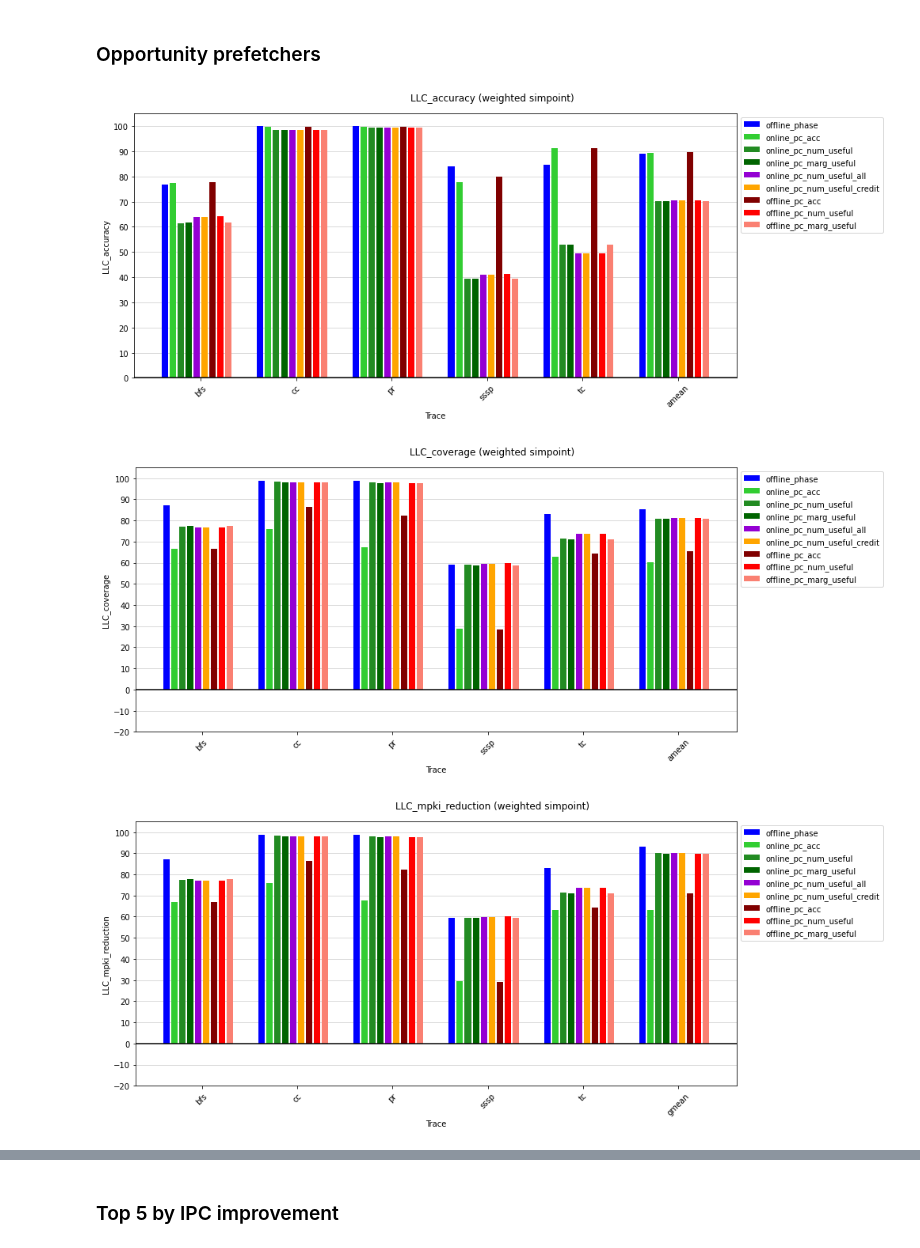
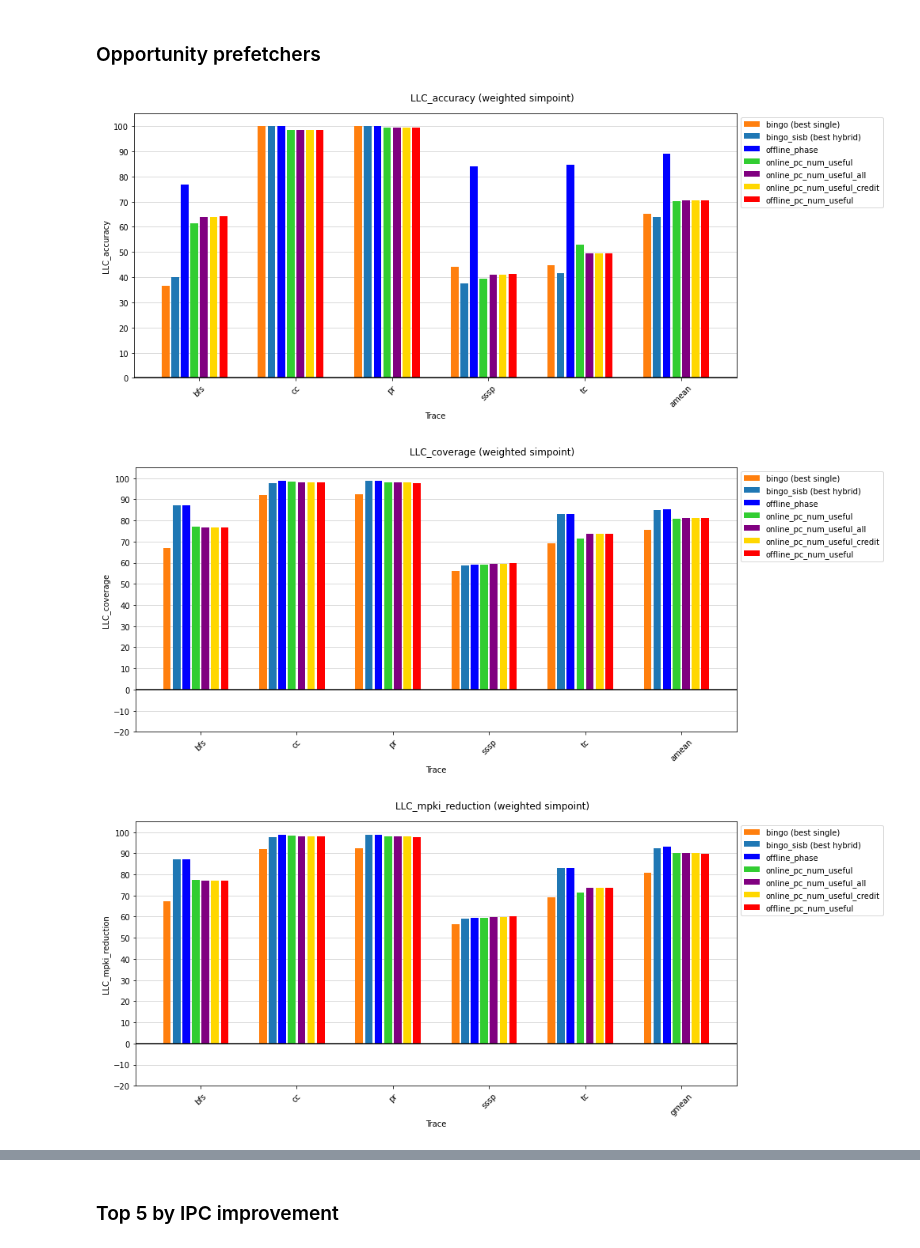
Before and after one commit to cmolder/prefetcher-zoo-analysis, a Jupyter notebook: 20220327-zoo-stats.ipynb, the cells around one changed output, grey strips where cells are left out. Drawn from its saved outputs; the diff is of its cells as text; code cells hidden in the pictures.

Commit message:
Improvements to zoo stats, mean plots

```diff
--- a/20220327-zoo-stats.ipynb
+++ b/20220327-zoo-stats.ipynb
@@ -264,6 +323,8 @@ def plot_everything(df, weights,
                     opportunity_prefetchers=all_opportunity_prefetchers,
                     benchmarks=None,
                     dpi=None,
+                    override_labels={},
+                    override_colors={},
                     ipc_ymax=150,
                     save_suffix=''):
     # Accuracy
@@ -271,6 +332,8 @@ def plot_everything(df, weights,
                                prefetchers=prefetchers,
                                opportunity_prefetchers=opportunity_prefetchers,
                                benchmarks=benchmarks,
+                               override_labels=override_labels,
+                               override_colors=override_colors,
                                ymin=0, ymax=105, dpi=dpi)
     plt.savefig(f'plots/zoo-stats/accuracy{save_suffix}.pdf')
 
@@ -279,6 +342,8 @@ def plot_everything(df, weights,
                                prefetchers=prefetchers,
                                opportunity_prefetchers=opportunity_prefetchers,
                                benchmarks=benchmarks,
+                               override_labels=override_labels,
+                               override_colors=override_colors,
                                ymin=-20, ymax=105, dpi=dpi)
     plt.savefig(f'plots/zoo-stats/coverage{save_suffix}.pdf')
 
@@ -295,6 +360,8 @@ def plot_everything(df, weights,
                                prefetchers=prefetchers,
                                opportunity_prefetchers=opportunity_prefetchers,
                                benchmarks=benchmarks,
+                               override_labels=override_labels,
+                               override_colors=override_colors,
                                ymin=-20, ymax=105, dpi=dpi)
     plt.savefig(f'plots/zoo-stats/mpki_reduction{save_suffix}.pdf')
 
@@ -303,5 +370,7 @@ def plot_everything(df, weights,
                                prefetchers=prefetchers,
                                opportunity_prefetchers=opportunity_prefetchers,
                                benchmarks=benchmarks,
+                               override_labels=override_labels,
+                               override_colors=override_colors,
                                ymin=-20, ymax=ipc_ymax, dpi=dpi)
     plt.savefig(f'plots/zoo-stats/ipc_improvement{save_suffix}.pdf')
@@ -368,16 +614,41 @@ plot_everything(
 # %% [markdown]
 ### Opportunity prefetchers
 # %%
+opp_prefs = [
+    ('no', 'no', 'offline_phase'),
+    #('no', 'no', 'online_pc_acc'),
+    #('no', 'no', 'online_pc_cov'),
+    #('no', 'no', 'online_pc_marg_useful'),
+    ('no', 'no', 'online_pc_num_useful'),
+    ('no', 'no', 'online_pc_num_useful_all'),
+    ('no', 'no', 'online_pc_num_useful_credit'),
+    #('no', 'no', 'offline_pc_acc'),
+    #('no', 'no', 'offline_pc_cov'),
+    ('no', 'no', 'offline_pc_num_useful'),
+    #('no', 'no', 'offline_pc_marg_useful'),
+]
+best_single = utils.rank_single_prefetchers(df[df.trace.isin(utils.gap)], 'ipc_improvement', 1)
+best_hybrid = utils.rank_prefetchers(df[df.trace.isin(utils.gap)], 'ipc_improvement', 1)
+prefs = list(itertools.chain.from_iterable((best_single, best_hybrid)))
 dpi = None
 
 plot_everything(
     df, weights,
-    prefetchers=[],
+    prefetchers=prefs,
+    opportunity_prefetchers=opp_prefs,
+        override_labels={
+        ('no', 'no', 'bingo'): 'bingo (best single)',
+        ('no', 'no', 'bingo_sisb'): 'bingo_sisb (best hybrid)'
+    },
+    override_colors={
+        ('no', 'no', 'bingo'): 'C1',
+        ('no', 'no', 'bingo_sisb'): 'C0'
+    },
     benchmarks=utils.gap, dpi=dpi,
     save_suffix='_opportunity_gap',
     ipc_ymax=40
 )
 # %% [output]
-[figure, old version]
+[figure, new version]
-[figure, old version]
+[figure, new version]
-[figure, old version]
+[figure, new version]
```
Also changed, not shown: parts of 19 cells of this notebook, 3 other files.
